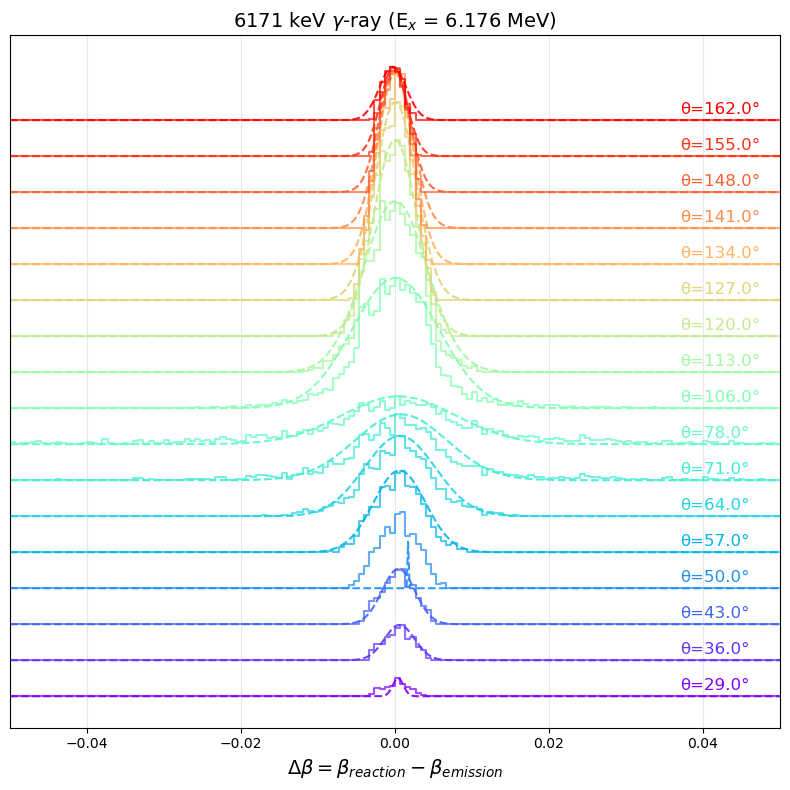
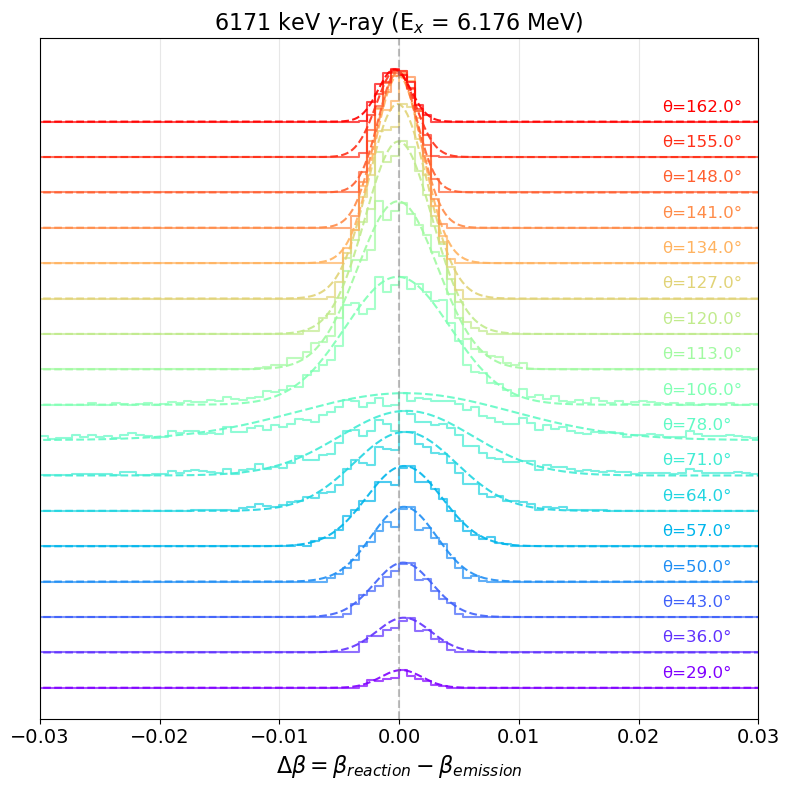
Unified diff of the notebook cell whose output changed from the first chart to the second:
--- before
+++ after
@@ -40,5 +40,5 @@
         # (amplitude from histogram peak, sigma from stored sigma if available)
         amplitude = np.max(hist)
-        sigma_val  = np.std(db_bin)   # fallback; replace with stored sigma if you store it
+        sigma_val  = np.std(db_bin*2)   # fallback; replace with stored sigma if you store it
 
         # Refit the Gaussian to get a smooth curve for plotting (optional, can be skipped if you trust the stored parameters)
@@ -50,6 +50,6 @@
                 sigma=sigma_val
             )
-            x_data_fit = bin_centers_h[(hist > hist.max() * 0.5)]
-            y_data_fit = hist[(hist > hist.max() * 0.5)]
+            x_data_fit = bin_centers_h[(hist > hist.max() * 0.1)]
+            y_data_fit = hist[(hist > hist.max() * 0.1)]
             weights_fit = 1.0 / np.sqrt(y_data_fit + 1)
             result_fit = model.fit(y_data_fit, params, x=x_data_fit, weights=weights_fit)
@@ -92,16 +92,21 @@
 
             # Theta label on the right side
-            ax_wf.text(0.037, vertical_offset + offset_step * 0.1,
+            ax_wf.text(0.022, vertical_offset + offset_step * 0.2,
                        f'θ={thetas_sorted[idx]:.1f}°',
                        color=color, fontsize=12, verticalalignment='bottom')
 
-    ax_wf.set_xlabel(r"$\Delta \beta = \beta _{reaction} - \beta _{emission}$", fontsize=14)
-    ax_wf.set_title(f"{gamma_energy} keV $\\gamma$-ray (E$_x$ = {level_energy:.3f} MeV)", fontsize=14)
-    ax_wf.set_xlim(-0.05, 0.05)
+    ax_wf.set_xlabel(r"$\Delta \beta = \beta _{reaction} - \beta _{emission}$", fontsize=16)
+    ax_wf.set_title(f"{gamma_energy} keV $\\gamma$-ray (E$_x$ = {level_energy:.3f} MeV)", fontsize=16)
+    ax_wf.set_xlim(-0.03, 0.03)
     ax_wf.set_yticks([])
     ax_wf.grid(True, alpha=0.3)
 
+    # Increase x-tics font size
+    ax_wf.tick_params(axis='x', labelsize=14)
+
+    plt.axvline(0, color='gray', linestyle='--', alpha=0.5)
+
     plt.tight_layout()
 
-    plt.savefig(f"plots/delta_beta_waterfall_{gamma_energy}.png", dpi=300)
+    plt.savefig(f"plots/delta_beta_waterfall_{gamma_energy}.png", dpi=300, bbox_inches='tight')
     plt.show()

Commit: Updated analysis.